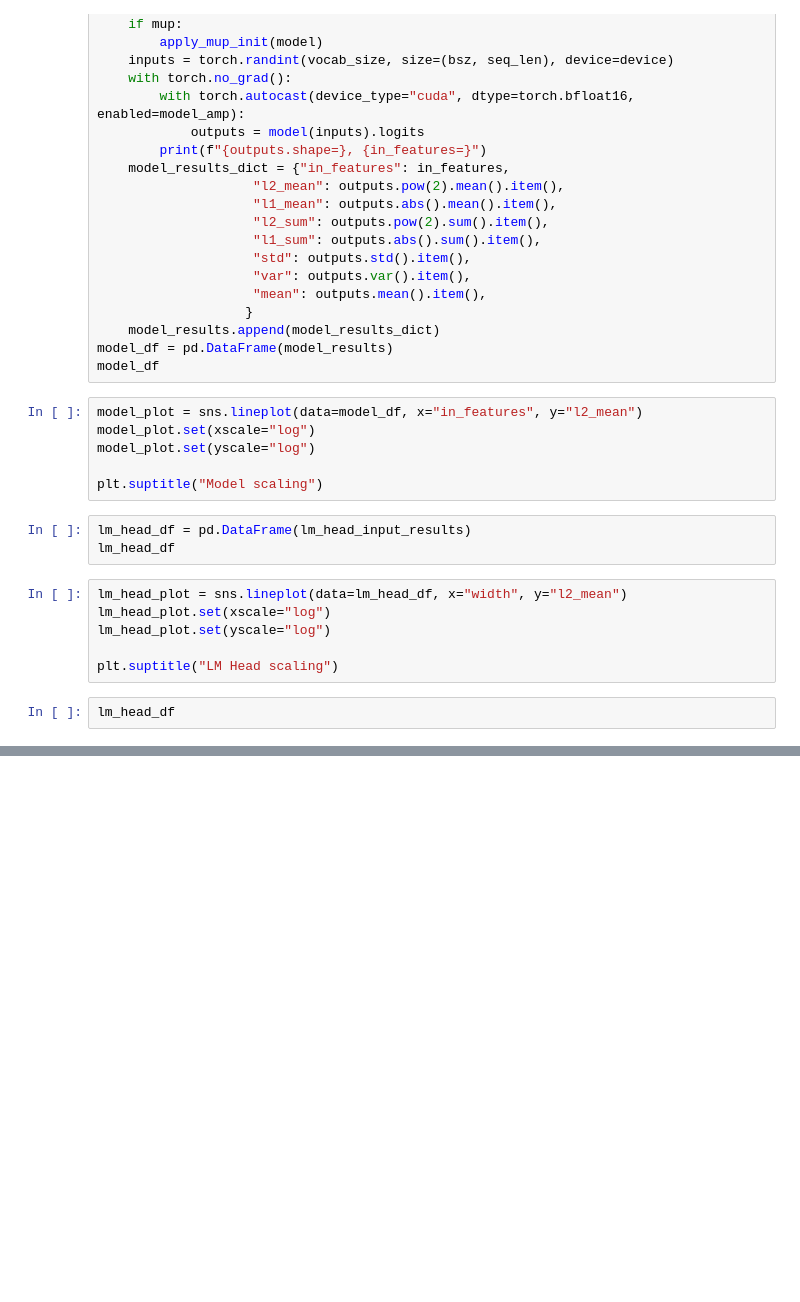
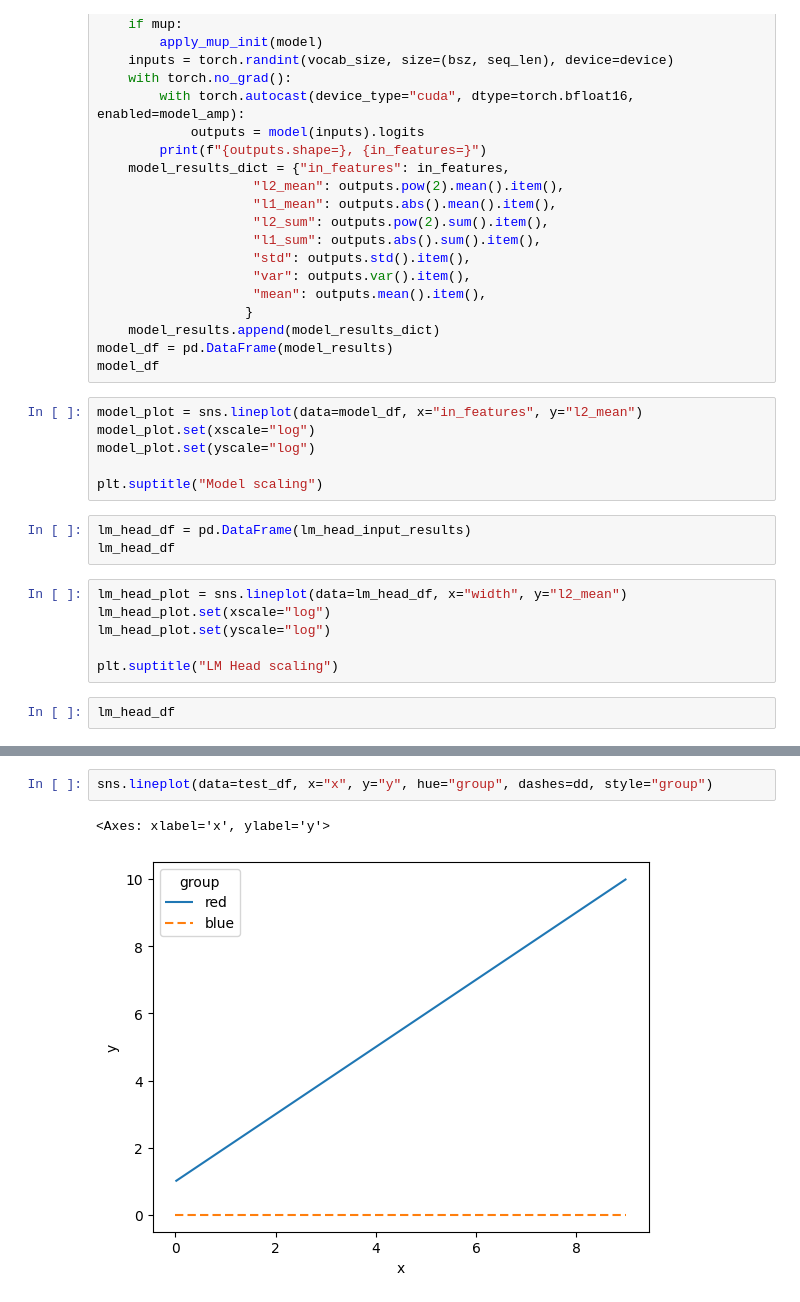
Before and after one commit to garrett361/fms-fsdp, a Jupyter notebook: fms_fsdp/mup/notebooks/scaling.ipynb, the cells around one changed output, grey strips where cells are left out. Drawn from its saved outputs; the diff is of its cells as text; blank space fills up the shorter version.

```diff
--- a/fms_fsdp/mup/notebooks/scaling.ipynb
+++ b/fms_fsdp/mup/notebooks/scaling.ipynb
@@ -328,0 +360,5 @@ lm_head_df
+# %%
+sns.lineplot(data=test_df, x="x", y="y", hue="group", dashes=dd, style="group")
+# %% [output]
+<Axes: xlabel='x', ylabel='y'>
+[figure, added]
```
Also changed, not shown: parts of 4 cells of this notebook, 2 other files.
